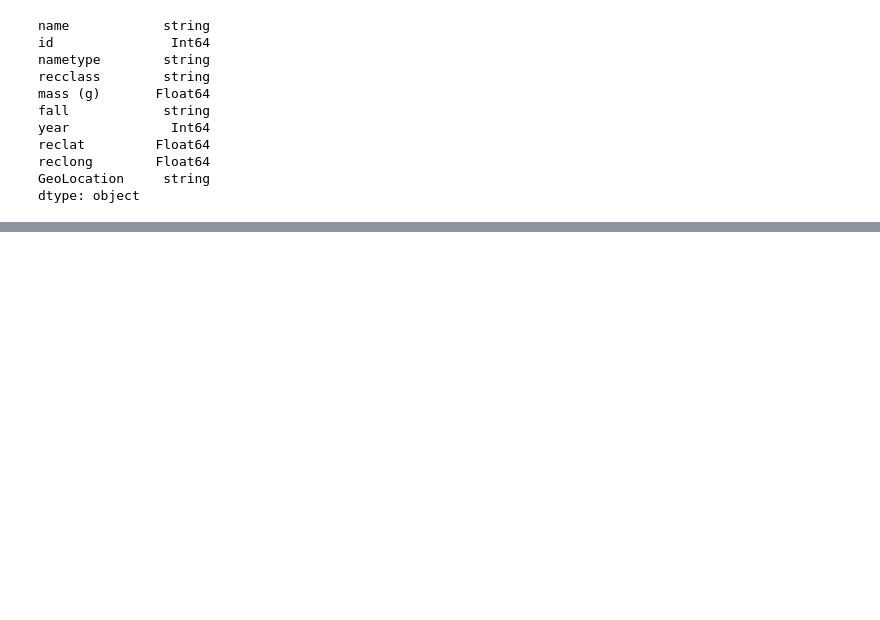
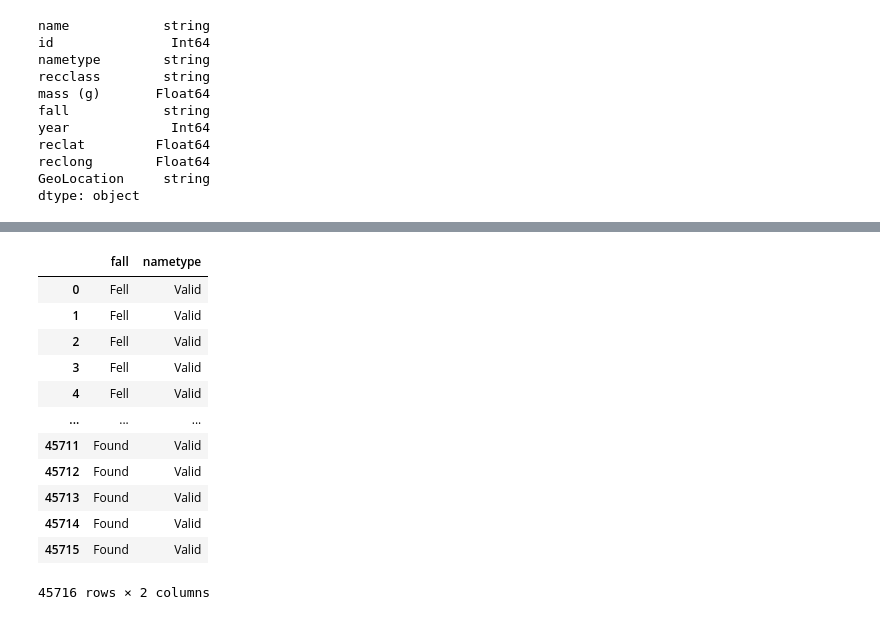
Before and after one commit to christiancamposn/Manipulacion-y-Analisis-de-Datos-con-Pandas-y-Python-, a Jupyter notebook: 10_Estructuras_de_dataframes_en_detalle.ipynb, the cells around one changed output, grey strips where cells are left out. Cells and saved outputs as stored; diff of their text form; code cells hidden in the pictures; blank space fills up the shorter version.

```diff
--- a/10_Estructuras_de_dataframes_en_detalle.ipynb
+++ b/10_Estructuras_de_dataframes_en_detalle.ipynb
@@ -181,0 +196,16 @@ dtype: object
+# %%
+df_meteorites[['fall', 'nametype']]
+# %% [output]
+|  | fall | nametype |
+| 0 | Fell | Valid |
+| 1 | Fell | Valid |
+| 2 | Fell | Valid |
+| 3 | Fell | Valid |
+| 4 | Fell | Valid |
+| ... | ... | ... |
+| 45711 | Found | Valid |
+| 45712 | Found | Valid |
+| 45713 | Found | Valid |
+| 45714 | Found | Valid |
+| 45715 | Found | Valid |
+45716 rows × 2 columns
```
Also changed, not shown: parts of 15 cells of this notebook.
